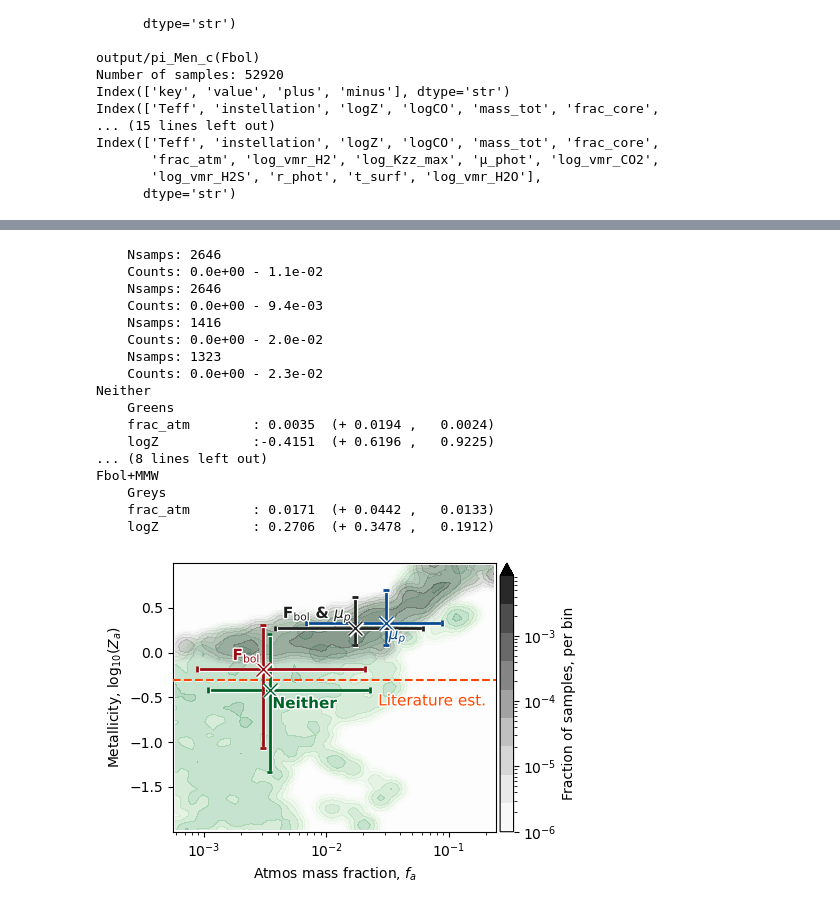
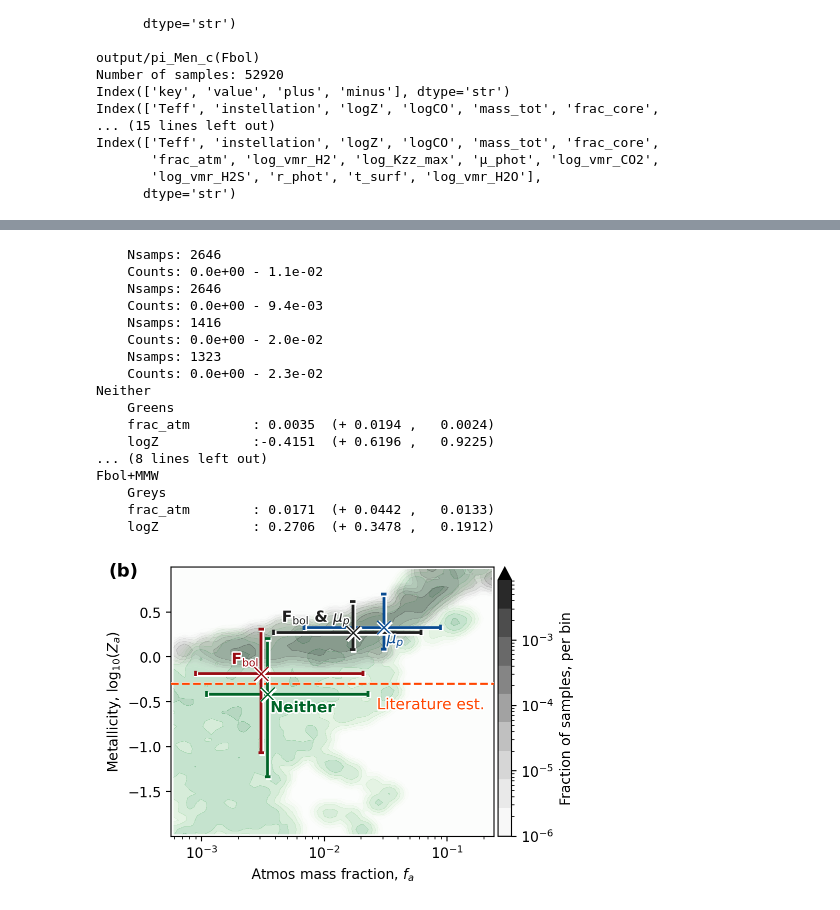
Before and after one commit to nichollsh/InferAGNI, a Jupyter notebook: notebooks/paper_inst.ipynb, the cells around one changed output, grey strips where cells are left out. Drawn from its saved outputs; the diff is of its cells as text; code cells hidden in the pictures.

```diff
--- a/notebooks/paper_inst.ipynb
+++ b/notebooks/paper_inst.ipynb
@@ -39,7 +47,7 @@ for k in cases.keys():
     print(f"Number of samples: {len(samps)}")
     samps = samps.iloc[-nsamp:]
 
-    cases[k] = {"samps":samps, "truth":truth}
+    cases[k] = {"samps":samps, "truth":truth, "cmap":cmap_dict[k], "outdir":outdir_planet}
 
     print(truth.keys())
     print(samps.keys())
@@ -78,13 +234,6 @@ al_min = 0.05
 al_max = 0.45
 
 plot_types = ["contourf"]#, "scatter", ]
-
-cmap_dict = {
-    "Fbol+MMW":  "Greys",
-    "Fbol":      "Reds",
-    "MMW":       "Blues",
-    "Neither":   "Greens"
-}
 
 hist = {}
 xmin, xmax = np.inf, -np.inf
@@ -248,31 +397,34 @@ if varprops[xkey].log:
 if varprops[ykey].log:
     ax.set_yscale("log")
 
 ax.set_xlim(np.amin(xbins), np.amax(xbins))
 ax.set_ylim(np.amin(ybins), np.amax(ybins))
 
+fig.text(0.04,0.97, "(b)", ha="left", va="top", fontsize=13, fontweight="bold")
+
 # ax.legend(ncols=2)
 # ax.set_title(planet.replace("_"," "))
 fig.tight_layout()
 
+
 fig.savefig(os.path.join(outdir,"ia_Fbol.pdf"),  dpi=DPI, bbox_inches="tight")
 plt.show()
 # %% [output]
     Nsamps: 2646
     Counts: 0.0e+00 - 1.1e-02
     Nsamps: 2646
     Counts: 0.0e+00 - 9.4e-03
     Nsamps: 1416
     Counts: 0.0e+00 - 2.0e-02
     Nsamps: 1323
     Counts: 0.0e+00 - 2.3e-02
 Neither
     Greens
     frac_atm        : 0.0035  (+ 0.0194 ,   0.0024)
     logZ            :-0.4151  (+ 0.6196 ,   0.9225)
 ... (8 lines left out)
 Fbol+MMW
     Greys
     frac_atm        : 0.0171  (+ 0.0442 ,   0.0133)
     logZ            : 0.2706  (+ 0.3478 ,   0.1912)
-[figure, old version]
+[figure, new version]
```
Also changed, not shown: parts of 4 cells of this notebook, 1 other file.
